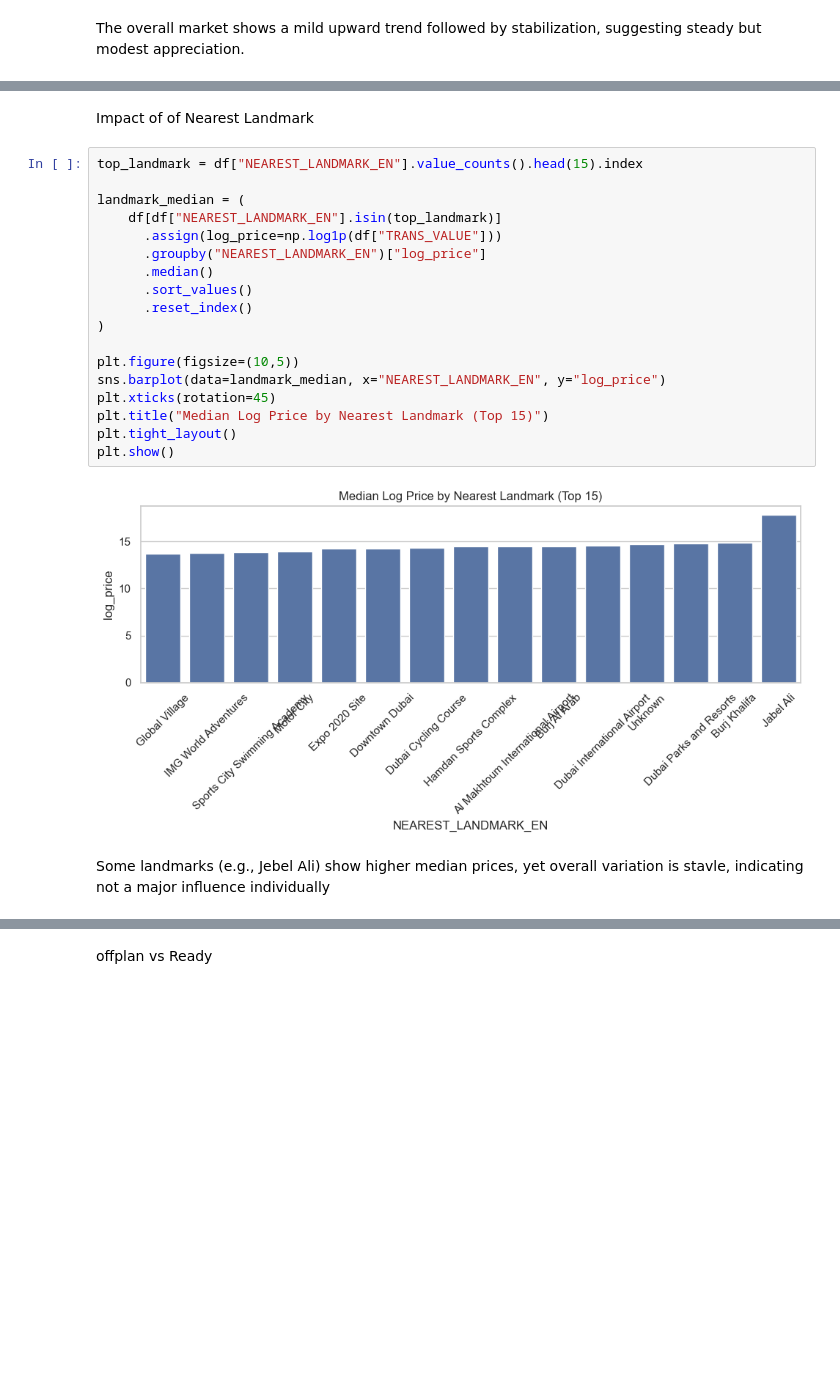
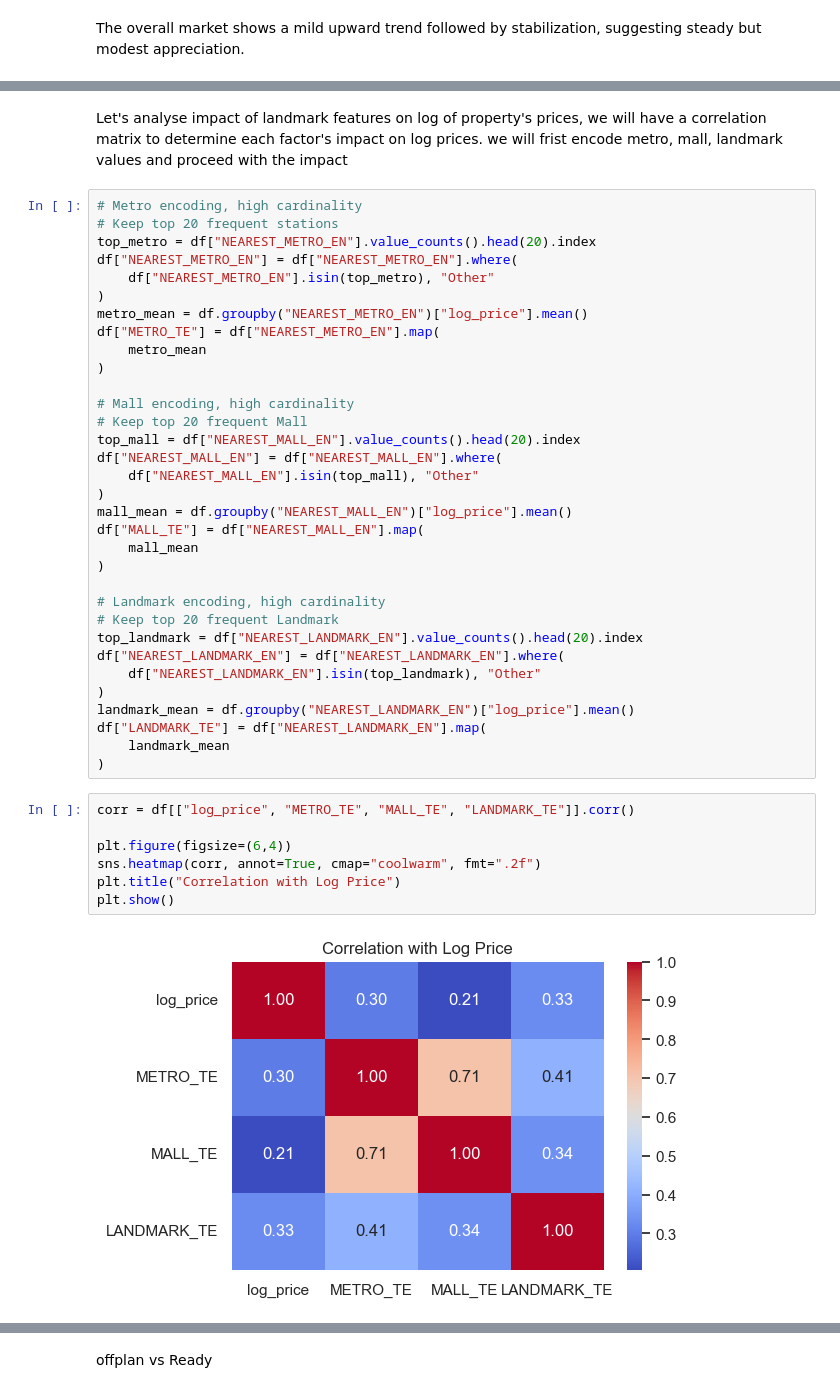
Before and after one commit to anuj-aj/Real-Estate-price-prediction, a Jupyter notebook: notebooks/analysis.ipynb, the cells around one changed output, grey strips where cells are left out. Cells and saved outputs as stored; diff of their text form; blank space fills up the shorter version.

```diff
--- a/notebooks/analysis.ipynb
+++ b/notebooks/analysis.ipynb
@@ -566,24 +518,45 @@ Median prices across malls are very similar, indicating mall proximity contribut
-# %% [markdown]
-Impact of of Nearest Landmark
-# %%
-top_landmark = df["NEAREST_LANDMARK_EN"].value_counts().head(15).index
-
-landmark_median = (
-    df[df["NEAREST_LANDMARK_EN"].isin(top_landmark)]
-      .assign(log_price=np.log1p(df["TRANS_VALUE"]))
-      .groupby("NEAREST_LANDMARK_EN")["log_price"]
-      .median()
-      .sort_values()
-      .reset_index()
-)
-
-plt.figure(figsize=(10,5))
-sns.barplot(data=landmark_median, x="NEAREST_LANDMARK_EN", y="log_price")
-plt.xticks(rotation=45)
-plt.title("Median Log Price by Nearest Landmark (Top 15)")
-plt.tight_layout()
-plt.show()
-# %% [output]
-[figure, removed]
-# %% [markdown]
-Some landmarks (e.g., Jebel Ali) show higher median prices, yet overall variation is stavle, indicating not a major influence individually
+# %% [markdown]
+Let's analyse impact of landmark features on log of property's prices, we will have a correlation matrix to determine each factor's impact on log prices.
+we will frist encode metro, mall, landmark values and proceed with the impact
+# %%
+# Metro encoding, high cardinality
+# Keep top 20 frequent stations
+top_metro = df["NEAREST_METRO_EN"].value_counts().head(20).index
+df["NEAREST_METRO_EN"] = df["NEAREST_METRO_EN"].where(
+    df["NEAREST_METRO_EN"].isin(top_metro), "Other"
+)
+metro_mean = df.groupby("NEAREST_METRO_EN")["log_price"].mean()
+df["METRO_TE"] = df["NEAREST_METRO_EN"].map(
+    metro_mean
+)
+
+# Mall encoding, high cardinality
+# Keep top 20 frequent Mall
+top_mall = df["NEAREST_MALL_EN"].value_counts().head(20).index
+df["NEAREST_MALL_EN"] = df["NEAREST_MALL_EN"].where(
+    df["NEAREST_MALL_EN"].isin(top_mall), "Other"
+)
+mall_mean = df.groupby("NEAREST_MALL_EN")["log_price"].mean()
+df["MALL_TE"] = df["NEAREST_MALL_EN"].map(
+    mall_mean
+)
+
+# Landmark encoding, high cardinality
+# Keep top 20 frequent Landmark
+top_landmark = df["NEAREST_LANDMARK_EN"].value_counts().head(20).index
+df["NEAREST_LANDMARK_EN"] = df["NEAREST_LANDMARK_EN"].where(
+    df["NEAREST_LANDMARK_EN"].isin(top_landmark), "Other"
+)
+landmark_mean = df.groupby("NEAREST_LANDMARK_EN")["log_price"].mean()
+df["LANDMARK_TE"] = df["NEAREST_LANDMARK_EN"].map(
+    landmark_mean
+)
+# %%
+corr = df[["log_price", "METRO_TE", "MALL_TE", "LANDMARK_TE"]].corr()
+
+plt.figure(figsize=(6,4))
+sns.heatmap(corr, annot=True, cmap="coolwarm", fmt=".2f")
+plt.title("Correlation with Log Price")
+plt.show()
+# %% [output]
+[figure, added]
```
Also changed, not shown: parts of 41 cells of this notebook, 9 other files.
